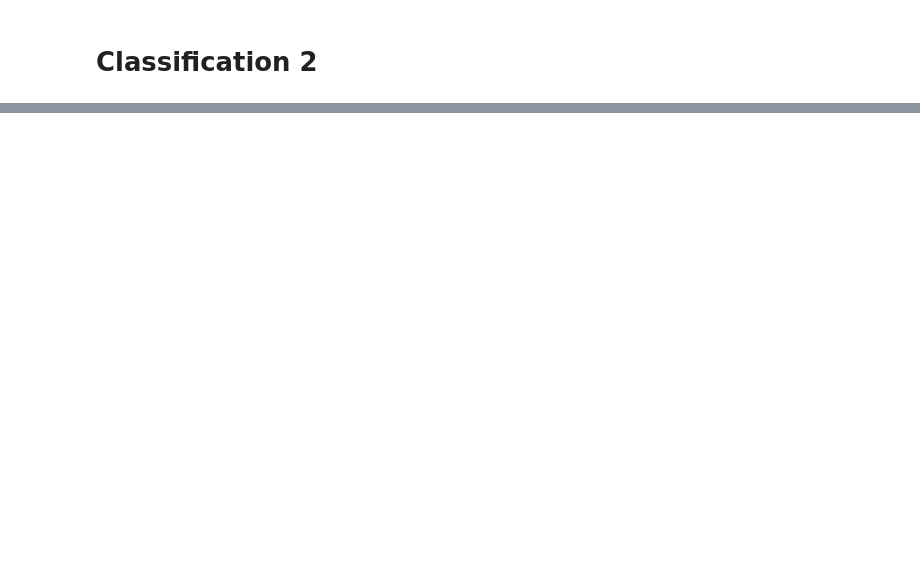
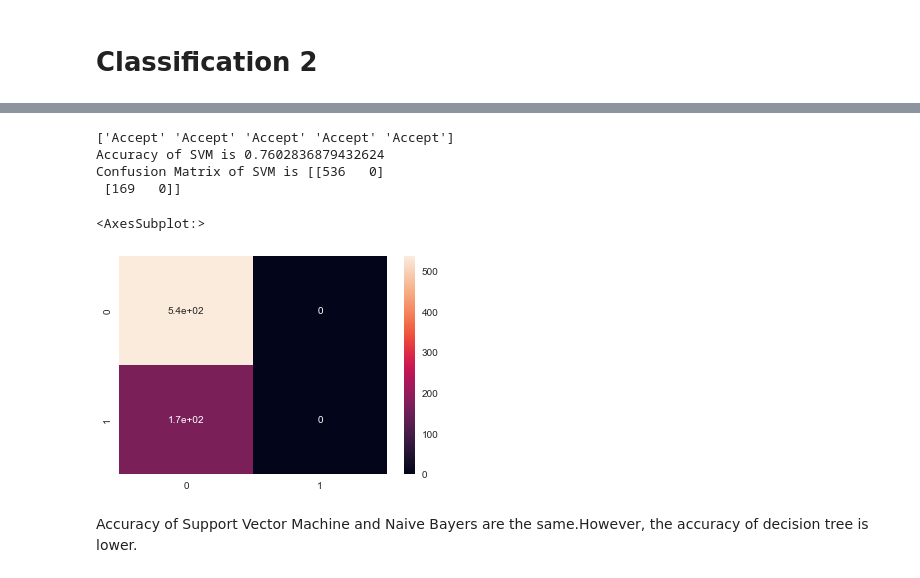
Before and after one commit to adeline0320/heroku-q3-ai, a Jupyter notebook: ProjectQ3.ipynb, the cells around one changed output, grey strips where cells are left out. Saved outputs shown, nothing was run; the diff lists cells and outputs as text; code cells hidden in the pictures; blank space fills up the shorter version.

```diff
--- a/ProjectQ3.ipynb
+++ b/ProjectQ3.ipynb
@@ -296,0 +228,20 @@ NameError: name 'KFold' is not defined
+# %%
+svm = svm.SVC(kernel = "linear")
+svm = svm.fit(X_train,y_train)
+y_predSVM = svm.predict(X_test)
+print(y_predSVM[:][:5])
+acc = accuracy_score(y_test, y_predSVM)
+print("Accuracy of %s is %s"%("SVM", acc))
+cm = confusion_matrix(y_test, y_predSVM)
+print("Confusion Matrix of %s is %s"%("SVM", cm))
+
+sns.heatmap(cm,annot = True)
+# %% [output]
+['Accept' 'Accept' 'Accept' 'Accept' 'Accept']
+Accuracy of SVM is 0.7602836879432624
+Confusion Matrix of SVM is [[536   0]
+ [169   0]]
+<AxesSubplot:>
+[figure, added]
+# %% [markdown]
+Accuracy of Support Vector Machine and Naive Bayers are the same.However, the accuracy of decision tree is lower.
```
Also changed, not shown: parts of 18 cells of this notebook.
